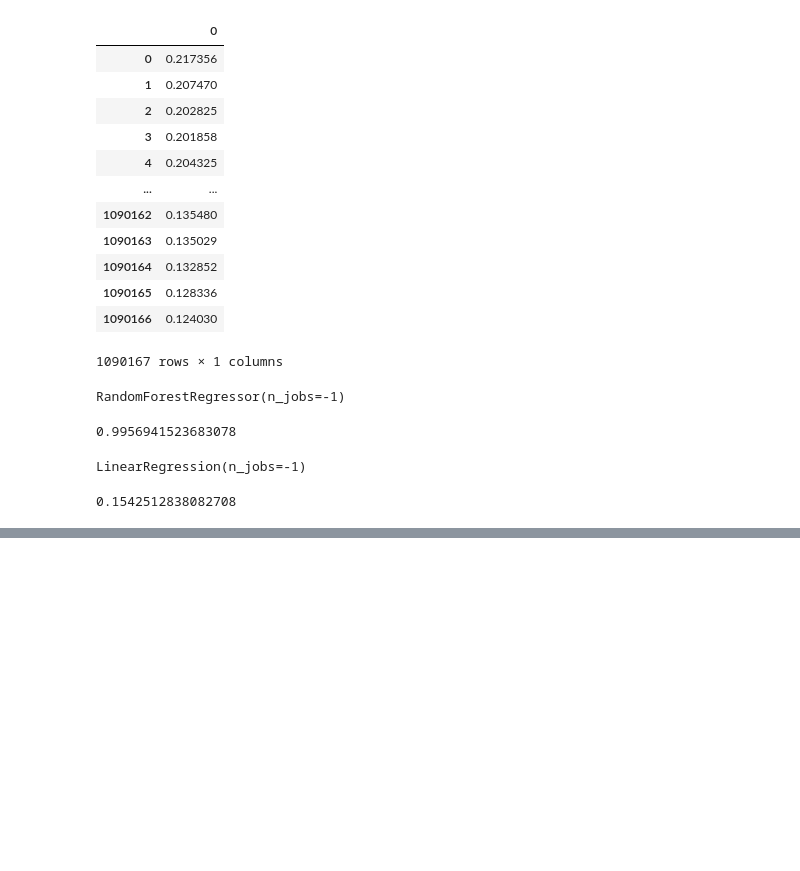
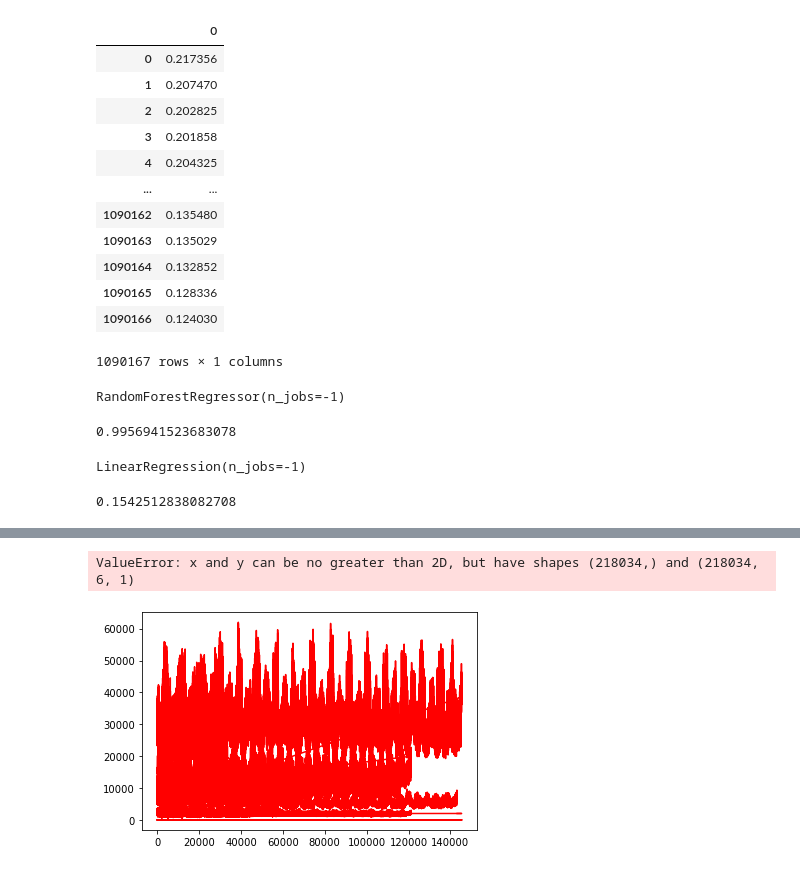
Before and after one commit to mouatazk79/Energy-Consumption-prediction, a Jupyter notebook: SADproject_try3.ipynb, the cells around one changed output, grey strips where cells are left out. Saved outputs shown, nothing was run; the diff lists cells and outputs as text; code cells hidden in the pictures; blank space fills up the shorter version.

```diff
--- a/SADproject_try3.ipynb
+++ b/SADproject_try3.ipynb
@@ -510,0 +546,10 @@ ValueError: x and y can be no greater than 2D, but have shapes (218034,) and (21
+# %%
+plt.plot(newcopy_1, color = 'red', label = 'Real ')
+plt.plot(predicted, color = 'blue', label = 'Predicted ')
+plt.title('energy')
+plt.xlabel('Time')
+plt.ylabel('energy ')
+plt.legend()
+# %% [output]
+ValueError: x and y can be no greater than 2D, but have shapes (218034,) and (218034, 6, 1)
+[figure, added]
```
Also changed, not shown: parts of 33 cells of this notebook.
